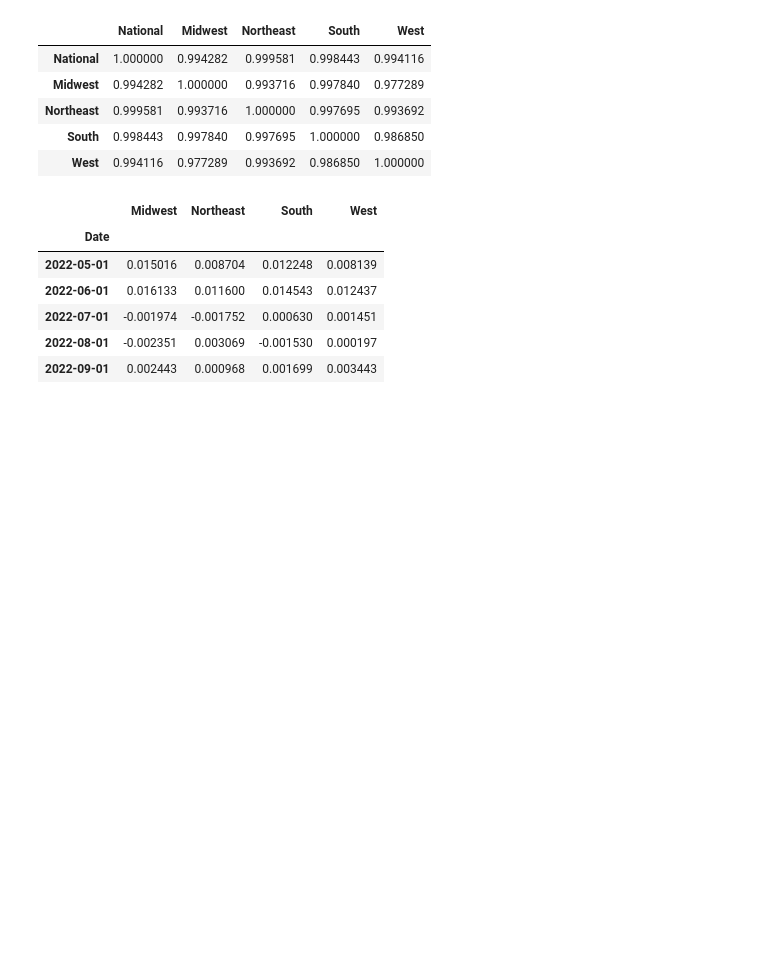
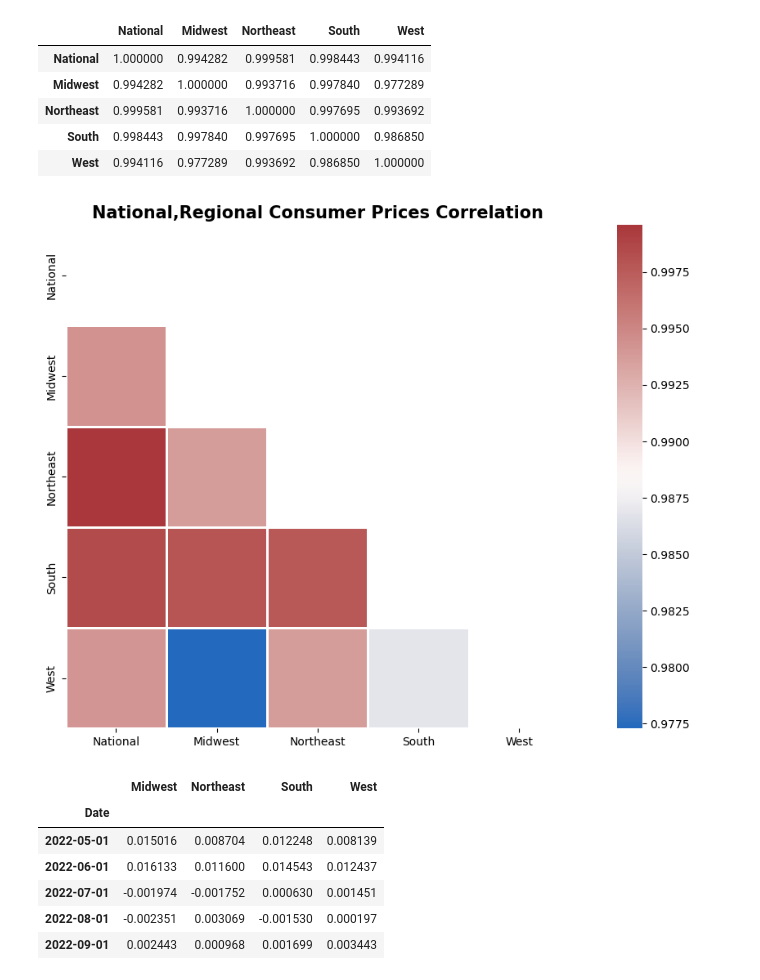
Before and after one commit to SZun/Real-Impact-of-Inflation, a Jupyter notebook: Real-Impact-Of-Inflation.ipynb, the cells around one changed output. Cells and saved outputs as stored; diff of their text form; code cells hidden in the pictures; blank space fills up the shorter version.

```diff
--- a/Real-Impact-Of-Inflation.ipynb
+++ b/Real-Impact-Of-Inflation.ipynb
@@ -318,6 +309,15 @@ combined_corr
 | Northeast | 0.999581 | 0.993716 | 1.000000 | 0.997695 | 0.993692 |
 | South | 0.998443 | 0.997840 | 0.997695 | 1.000000 | 0.986850 |
 | West | 0.994116 | 0.977289 | 0.993692 | 0.986850 | 1.000000 |
+# %%
+plt.figure(figsize=(15,8),)
+plt.title("National,Regional Consumer Prices Correlation", fontsize=15, fontweight='bold')
+sns.heatmap(combined_corr,
+            square=True,
+            linewidth=1,cmap='vlag',
+            mask=np.triu(np.ones_like(combined_corr, dtype=bool)));
+# %% [output]
+[figure, added]
 # %%
 # Need make Map visualization
 # %%
```
Also changed, not shown: parts of 7 cells of this notebook.
